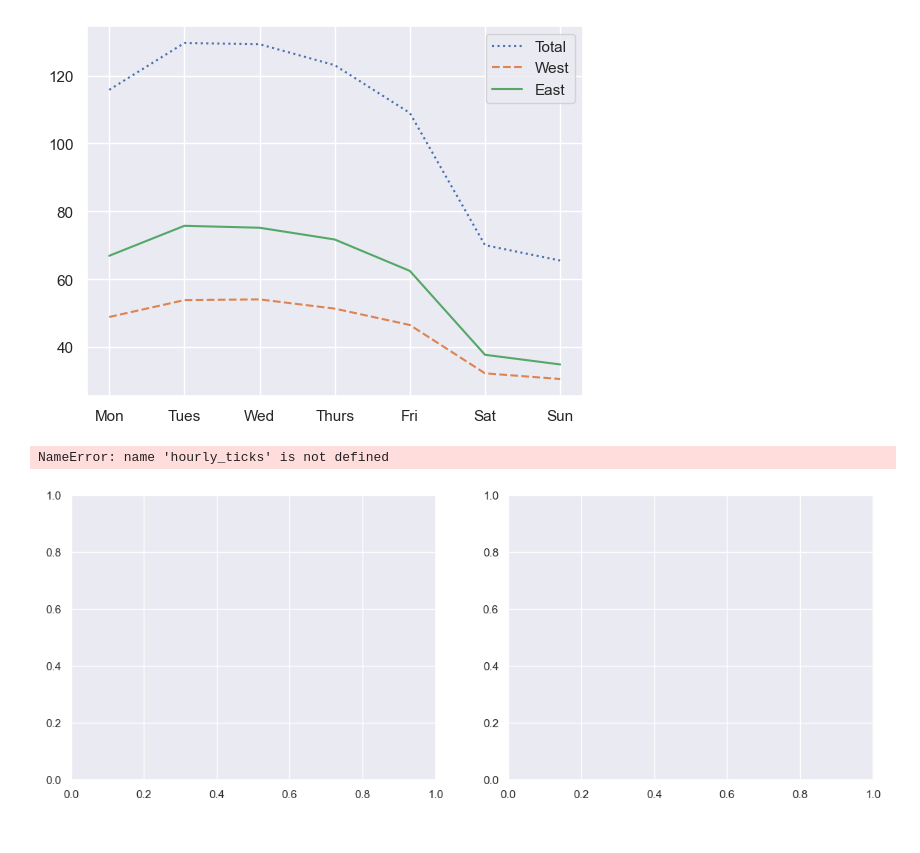
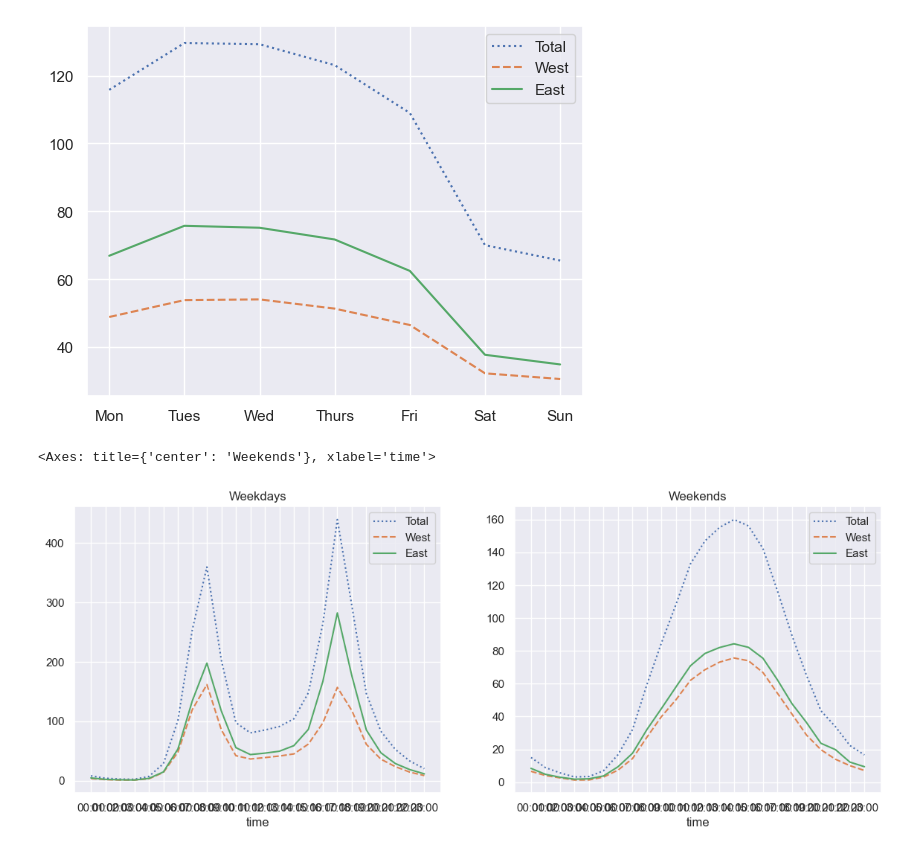
Before and after one commit to Rohan-RSA/PythonCourse, a Jupyter notebook: section4/TimeSeries.ipynb, the cells around one changed output. Saved outputs shown, nothing was run; the diff lists cells and outputs as text; code cells hidden in the pictures.

```diff
--- a/section4/TimeSeries.ipynb
+++ b/section4/TimeSeries.ipynb
@@ -257,11 +257,13 @@ by_time = data.groupby([weekend, data.index.time]).mean()
 # %%
 import matplotlib.pyplot as plt
 # %%
+hourly_ticks = [pd.Timestamp(f'2023-01-01 {hour:02d}:00:00').time() for hour in range(24)]
+
 fig, ax = plt.subplots(1, 2, figsize=(14, 5))
 by_time.loc['Weekday'].plot(ax=ax[0], title='Weekdays',
                            xticks=hourly_ticks, style=[':', '--', '-'])
 by_time.loc['Weekend'].plot(ax=ax[1], title='Weekends',
                            xticks=hourly_ticks, style=[':', '--', '-'])
 # %% [output]
-NameError: name 'hourly_ticks' is not defined
+<Axes: title={'center': 'Weekends'}, xlabel='time'>
-[figure, old version]
+[figure, new version]
```
Also changed, not shown: 2 other files.
